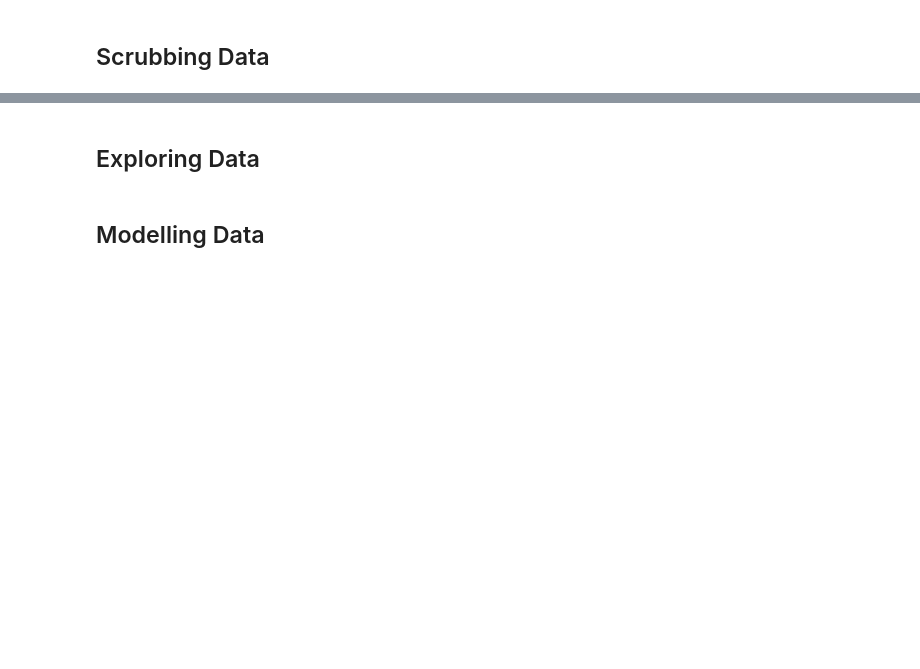
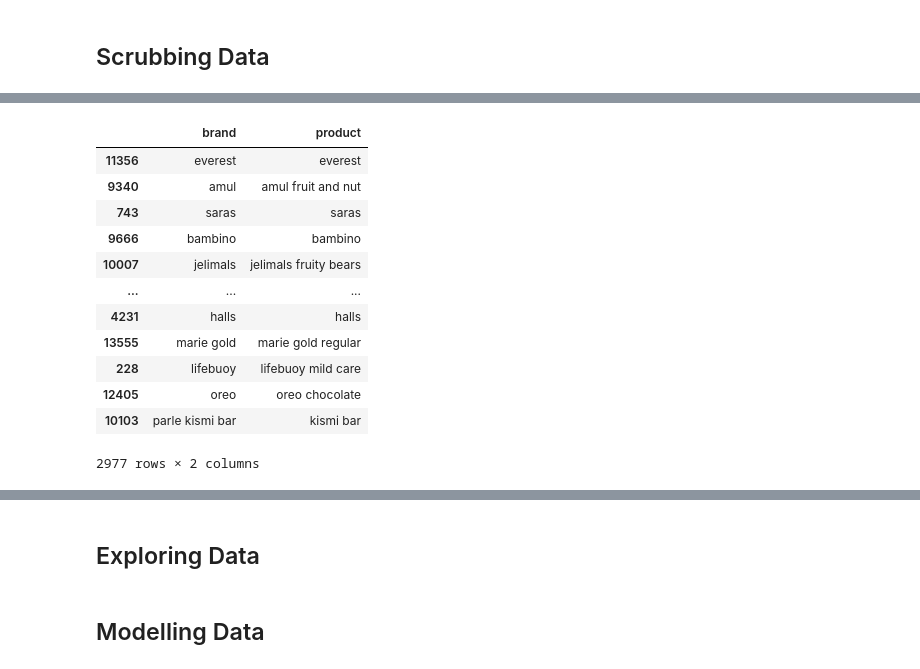
Before and after one commit to oyang0/brand, a Jupyter notebook: src/main.ipynb, the cells around one changed output, grey strips where cells are left out. Saved outputs shown, nothing was run; the diff lists cells and outputs as text; code cells hidden in the pictures; blank space fills up the shorter version.

```diff
--- a/src/main.ipynb
+++ b/src/main.ipynb
@@ -314,5 +314,19 @@ training_set1
 # %%
-validation_set1 = df2.drop(training_set1.index)
-validation_set1 = validation_set1.sample(frac=0.7, random_state=1)
-validation_set1
+validation_set = df2.drop(training_set1.index)
+validation_set = validation_set.sample(frac=0.7, random_state=1)
+validation_set
+# %% [output]
+|  | brand | product |
+| 11356 | everest | everest |
+| 9340 | amul | amul fruit and nut |
+| 743 | saras | saras |
+| 9666 | bambino | bambino |
+| 10007 | jelimals | jelimals fruity bears |
+| ... | ... | ... |
+| 4231 | halls | halls |
+| 13555 | marie gold | marie gold regular |
+| 228 | lifebuoy | lifebuoy mild care |
+| 12405 | oreo | oreo chocolate |
+| 10103 | parle kismi bar | kismi bar |
+2977 rows × 2 columns
 # %%
```
Also changed, not shown: parts of 16 cells of this notebook.
